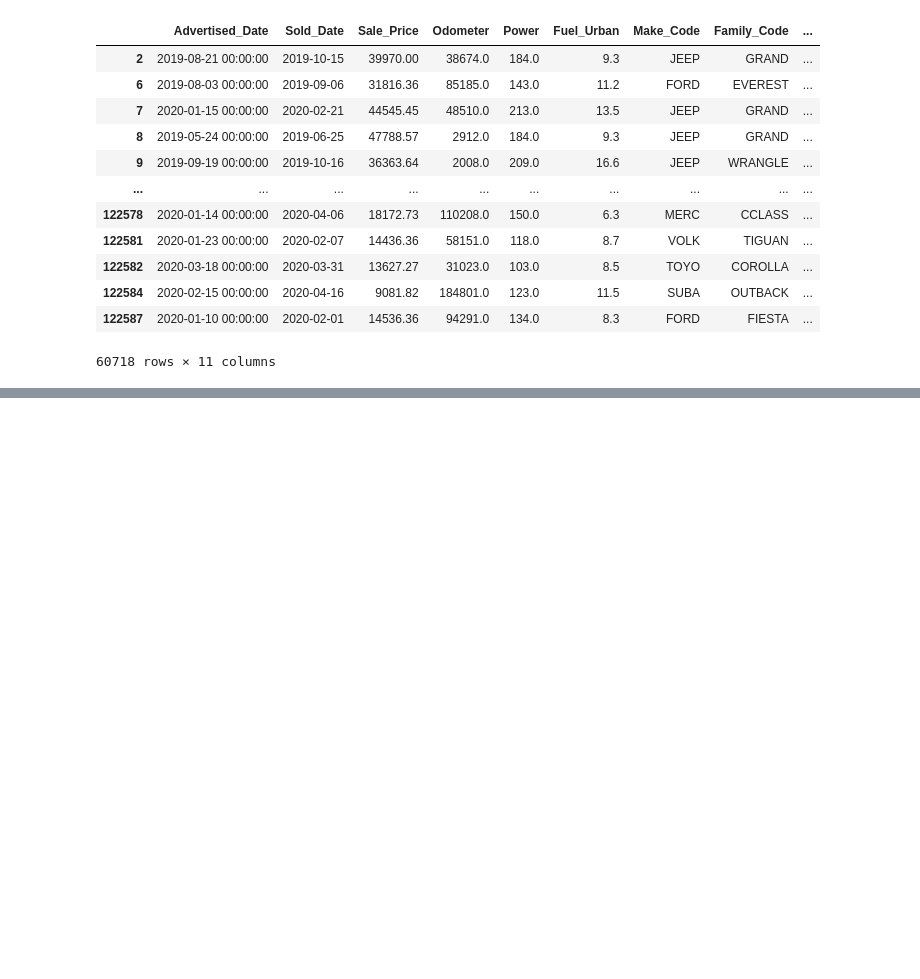
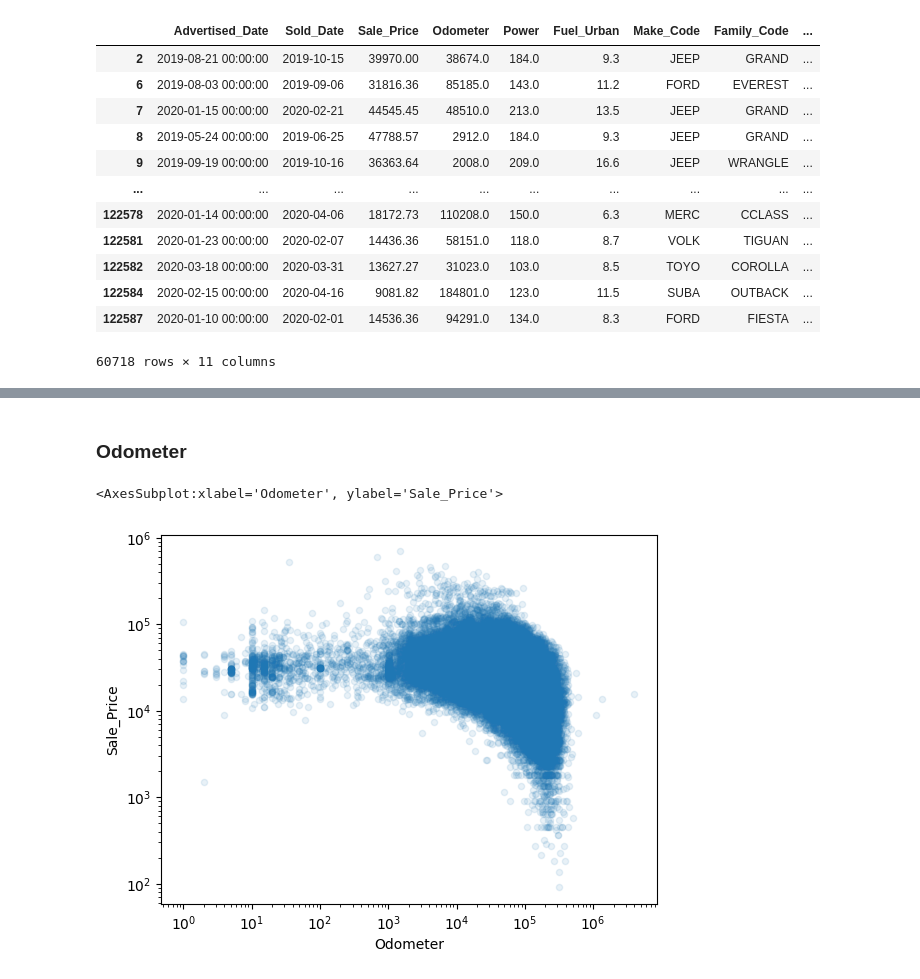
Before and after one commit to bibinmjose/auto-sale-pred, a Jupyter notebook: eda.ipynb, the cells around one changed output, grey strips where cells are left out. Saved outputs shown, nothing was run; the diff lists cells and outputs as text; code cells hidden in the pictures; blank space fills up the shorter version.

```diff
--- a/eda.ipynb
+++ b/eda.ipynb
@@ -149,0 +241,9 @@ Name: Advertised_Date, Length: 122595, dtype: object
+# %% [markdown]
+### Odometer
+# %%
+# does odometer reading influence sale_price
+raw_sale.plot.scatter(x='Odometer',y='Sale_Price',loglog=True ,alpha=0.1)
+# seems like sudden drop in sale price after a threshold of odometer, non-linear models
+# %% [output]
+<AxesSubplot:xlabel='Odometer', ylabel='Sale_Price'>
+[figure, added]
```
Also changed, not shown: parts of 24 cells of this notebook.
